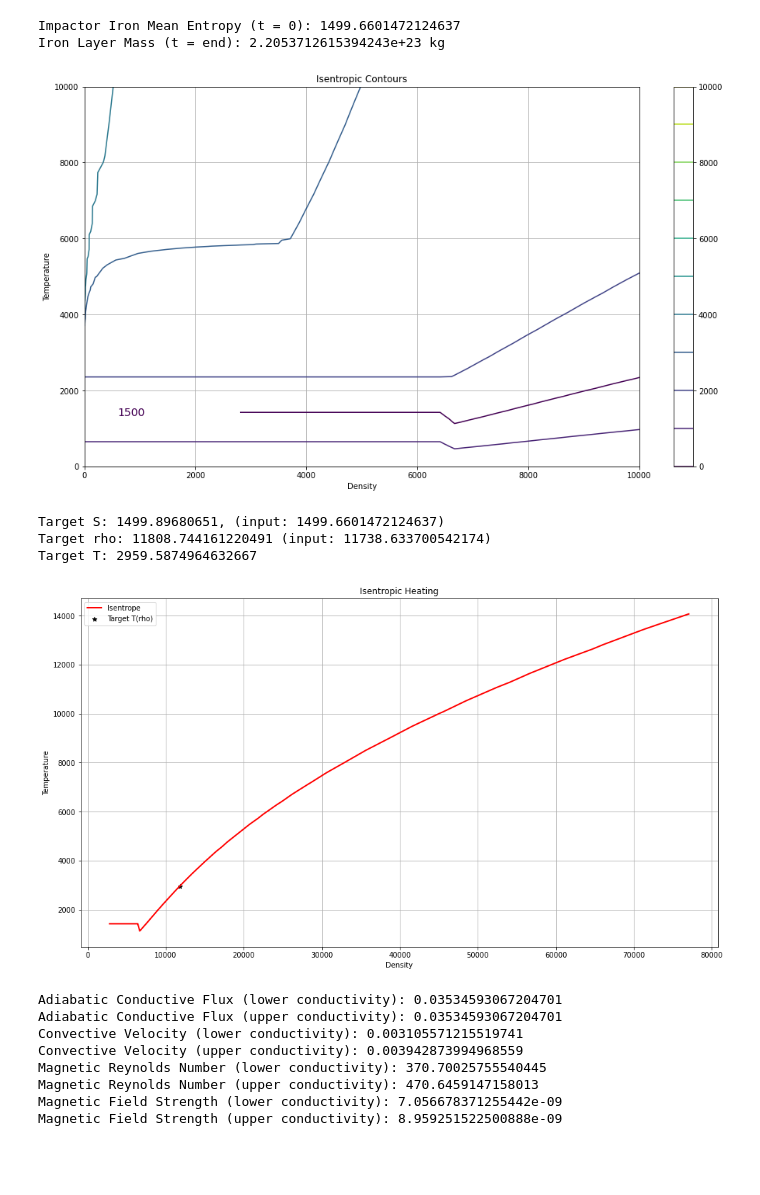
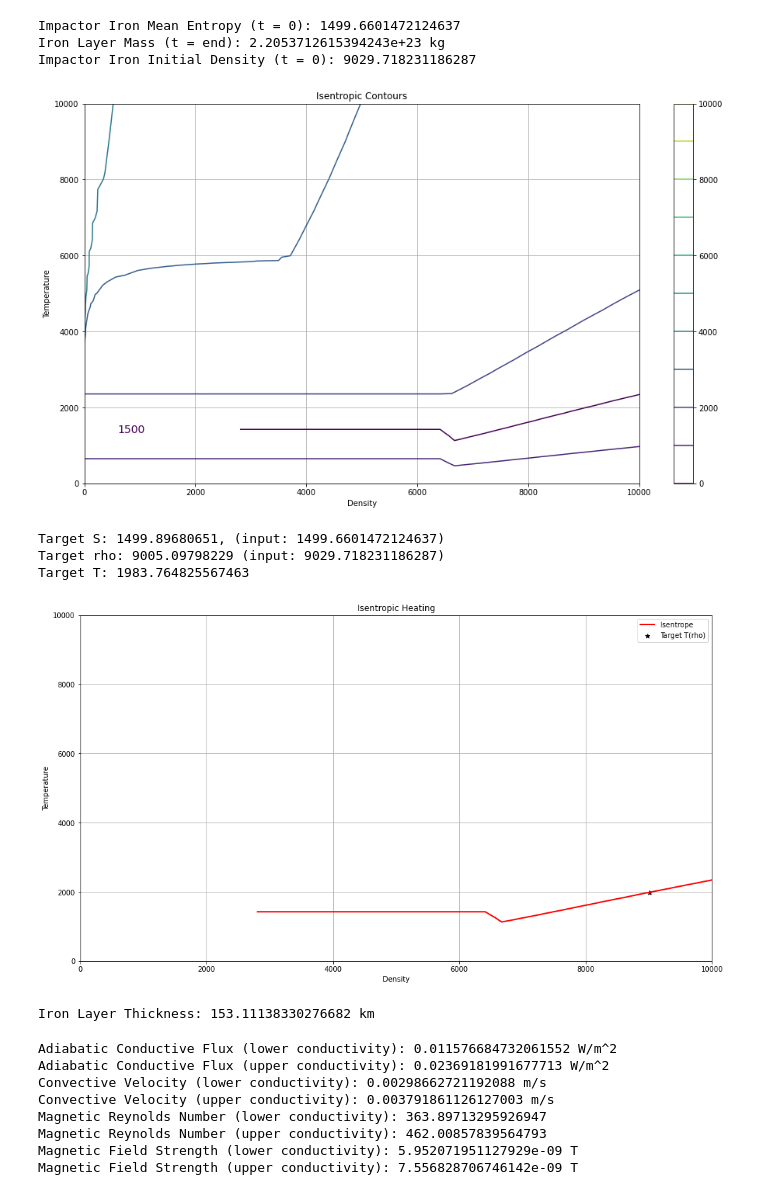
Before and after one commit to ScottHull/iron_layer, a Jupyter notebook: model.ipynb, the cells around one changed output. Cells and saved outputs as stored; diff of their text form; code cells hidden in the pictures; blank space fills up the shorter version.

```diff
--- a/model.ipynb
+++ b/model.ipynb
@@ -14,9 +14,8 @@ mu_0 = 4 * pi * 10 ** -7  # N/A^2, permeability of free space
 sigma = 10 ** 6  # S/m, the core electrical conductivity
 c_c = 840  # J/K kg, the core heat capacity (Reese * Solomotov 2010)
 alpha_c = 3 * 10 ** -5  # K^-1, the core thermal expansivity (Reese * Solomotov 2010)
-assumed_dT = 10 ** 4  # the assumed delta temperature due to impact heating
+assumed_dT = 0  # the assumed delta temperature due to impact heating (WARNING: along the isentrope, heating may be flat!)
 grav_iron_layer = 3.8  # gravitational acceleration at the iron layer depth
-thickness_layer = 150 * 1000
 core_radius = 3486 * 1000
 # %%
 # declare parameters to assess the thermal expansion model of the iron layer from SPH outputs
@@ -36,11 +35,13 @@ iron_layer_particles = impactor_iron_end[impactor_iron_end['radius'] < earth_rad
 iron_layer_mass = sum(iron_layer_particles['mass'])  # the mass of the iron layer
 print(
     "Impactor Iron Mean Entropy (t = 0): {}\n"
-    "Iron Layer Mass (t = end): {} kg".format(impactor_iron_entropy, iron_layer_mass)
+    "Iron Layer Mass (t = end): {} kg \n"
+    "Impactor Iron Initial Density (t = 0): {}".format(impactor_iron_entropy, iron_layer_mass, impactor_iron_rho0)
 )
 # %% [output]
 Impactor Iron Mean Entropy (t = 0): 1499.6601472124637
 Iron Layer Mass (t = end): 2.2053712615394243e+23 kg
+Impactor Iron Initial Density (t = 0): 9029.718231186287
 # %%
 # declare functions to assess the thermal expansion model of the iron layer from SPH outputs
 def delta_rho(alpha, rho_0, delta_T):
@@ -51,7 +52,13 @@ def delta_rho(alpha, rho_0, delta_T):
     :param delta_T:
     :return:
     """
-    return alpha * rho_0 * delta_T
+    return - alpha * rho_0 * delta_T
+
+def iron_layer_thickness(density, mass, core_radius):
+    volume = mass / density  # rho = m / v --> v * rho = m --> v = m / rho
+    radius_shell = (((3 / (4 * pi)) * volume) + (core_radius ** 3)) ** (1 / 3)
+    thickness = radius_shell - core_radius
+    return thickness
 
 def isentropes(eos, tareget_s):
     phase_df = pd.read_fwf(eos, skiprows=1,
@@ -114,6 +121,8 @@ def isentropic_heating(eos, density, entropy):
         target_rho, target_t, color='black', marker="*", s=40, label="Target T(rho)"
     )
     ax.set_xlabel("Density"), ax.set_ylabel("Temperature"), ax.set_title("Isentropic Heating")
+    ax.set_xlim(0, 10000)
+    ax.set_ylim(0, 10000)
     ax.grid()
     ax.legend()
     plt.savefig("isentrope.png", format='png')
@@ -122,13 +131,17 @@ def isentropic_heating(eos, density, entropy):
 # %%
 delta_density_exp = delta_rho(alpha=alpha_c, delta_T=assumed_dT, rho_0=impactor_iron_rho0)  # thermally expanded density
 density_exp = impactor_iron_rho0 + delta_density_exp  # rho = rho_0 + delta rho
 new_temp = isentropic_heating(eos=iron_eos, density=density_exp, entropy=impactor_iron_entropy)  # isentropic temperature increase
+thickness_layer = iron_layer_thickness(density=density_exp, mass=iron_layer_mass, core_radius=core_radius)
+
+print("Iron Layer Thickness: {} km".format(thickness_layer / 1000))
 # %% [output]
 [figure]
 Target S: 1499.89680651, (input: 1499.6601472124637)
-Target rho: 11808.744161220491 (input: 11738.633700542174)
-Target T: 2959.5874964632667
+Target rho: 9005.09798229 (input: 9029.718231186287)
+Target T: 1983.764825567463
-[figure, old version]
+[figure, new version]
+Iron Layer Thickness: 153.11138330276682 km
 # %%
 # declare functions for thermal convection model
 
@@ -206,14 +219,14 @@ print(
     "Magnetic Reynolds Number (lower conductivity): {}\n"
     "Magnetic Reynolds Number (upper conductivity): {}\n"
     "Magnetic Field Strength (lower conductivity): {} T\n"
-    "Magnetic Field Strength (upper conductivity): {} T".format(f_c_upper, f_c_upper, v_lower, v_upper, re_mag_lower, re_mag_upper, b_lower, b_upper)
+    "Magnetic Field Strength (upper conductivity): {} T".format(f_c_lower, f_c_upper, v_lower, v_upper, re_mag_lower, re_mag_upper, b_lower, b_upper)
 )
 # %% [output]
-Adiabatic Conductive Flux (lower conductivity): 0.03534593067204701
-Adiabatic Conductive Flux (upper conductivity): 0.03534593067204701
-Convective Velocity (lower conductivity): 0.003105571215519741
-Convective Velocity (upper conductivity): 0.003942873994968559
-Magnetic Reynolds Number (lower conductivity): 370.70025755540445
-Magnetic Reynolds Number (upper conductivity): 470.6459147158013
-Magnetic Field Strength (lower conductivity): 7.056678371255442e-09
-Magnetic Field Strength (upper conductivity): 8.959251522500888e-09
+Adiabatic Conductive Flux (lower conductivity): 0.011576684732061552 W/m^2
+Adiabatic Conductive Flux (upper conductivity): 0.02369181991677713 W/m^2
+Convective Velocity (lower conductivity): 0.00298662721192088 m/s
+Convective Velocity (upper conductivity): 0.003791861126127003 m/s
+Magnetic Reynolds Number (lower conductivity): 363.89713295926947
+Magnetic Reynolds Number (upper conductivity): 462.00857839564793
+Magnetic Field Strength (lower conductivity): 5.952071951127929e-09 T
+Magnetic Field Strength (upper conductivity): 7.556828706746142e-09 T
```
